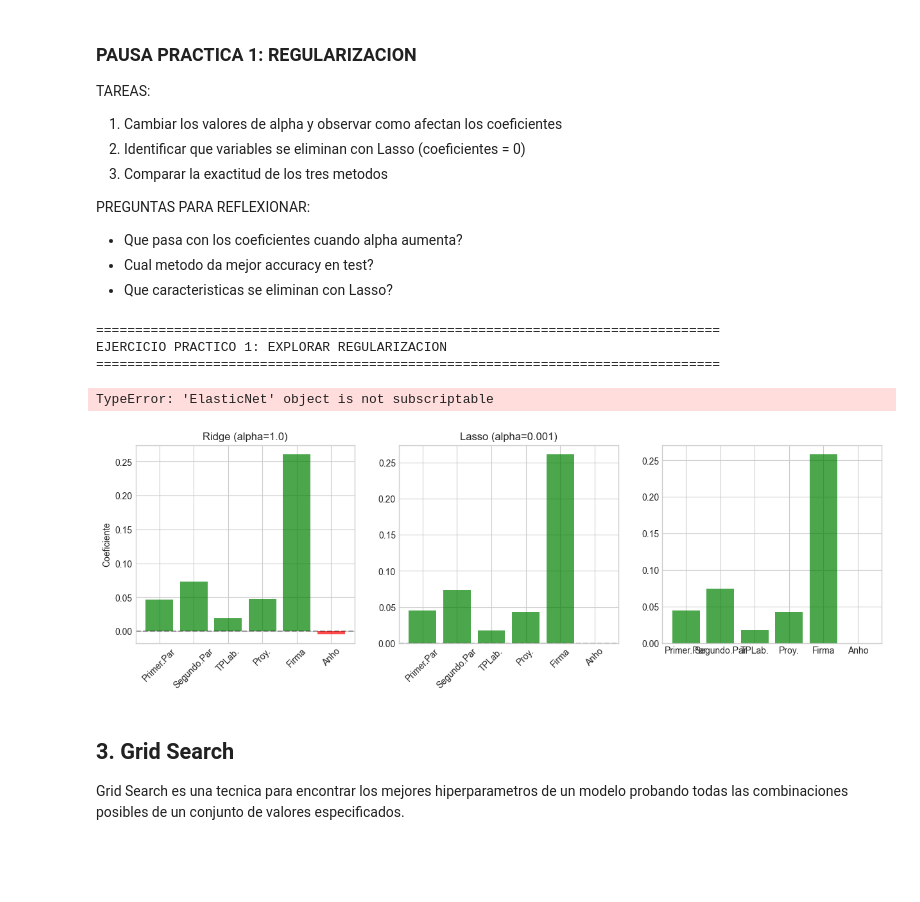
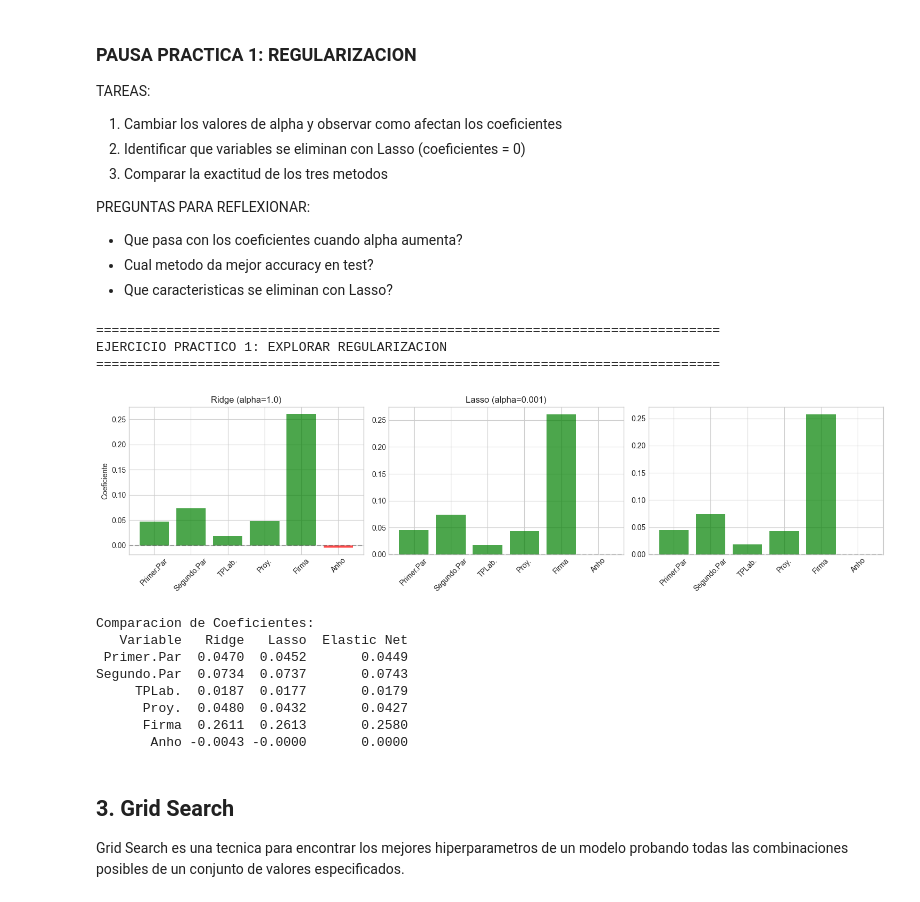
Before and after one commit to diegostaPy/cursoIA2026, a Jupyter notebook: Semana_04/Clase5V.ipynb, the cells around one changed output. Drawn from its saved outputs; the diff is of its cells as text; code cells hidden in the pictures; blank space fills up the shorter version.

```diff
--- a/Semana_04/Clase5V.ipynb
+++ b/Semana_04/Clase5V.ipynb
@@ -480,36 +480,43 @@ plt.axhline(y=0, color='black', linestyle='--', alpha=0.3)
 plt.ylabel('Coeficiente')
 
 plt.subplot(1, 3, 2)
 colors = ['green' if c > 0 else 'red' for c in best_lasso.coef_]
 plt.bar(variables_existentes, best_lasso.coef_, color=colors, alpha=0.7)
 plt.title(f'Lasso (alpha={best_lasso_alpha})')
 plt.xticks(rotation=45)
 plt.axhline(y=0, color='black', linestyle='--', alpha=0.3)
 
 plt.subplot(1, 3, 3)
 colors = ['green' if c > 0 else 'red' for c in best_elastic.coef_]
 plt.bar(variables_existentes, best_elastic.coef_, color=colors, alpha=0.7)
-plt.title(f'Elastic Net (alpha={best_elastic["alpha"]:.2f}, rho={best_elastic["l1_ratio"]:.1f})')
+#plt.title(f'Elastic Net (alpha={best_elastic["alpha"]:.2f}, rho={best_elastic["l1_ratio"]:.1f})')
 plt.xticks(rotation=45)
 plt.axhline(y=0, color='black', linestyle='--', alpha=0.3)
 
 plt.tight_layout()
 plt.show()
 
 print("\nComparacion de Coeficientes:")
 comparison = pd.DataFrame({
     'Variable': variables_existentes,
     'Ridge': best_ridge.coef_,
     'Lasso': best_lasso.coef_,
     'Elastic Net': best_elastic.coef_
 })
 print(comparison.to_string(index=False))
 # %% [output]
 ================================================================================
 EJERCICIO PRACTICO 1: EXPLORAR REGULARIZACION
 ================================================================================
+[figure, new version]
-TypeError: 'ElasticNet' object is not subscriptable
+Comparacion de Coeficientes:
+   Variable   Ridge   Lasso  Elastic Net
+ Primer.Par  0.0470  0.0452       0.0449
+Segundo.Par  0.0734  0.0737       0.0743
+     TPLab.  0.0187  0.0177       0.0179
+      Proy.  0.0480  0.0432       0.0427
+      Firma  0.2611  0.2613       0.2580
+       Anho -0.0043 -0.0000       0.0000
-[figure, old version]
 # %% [markdown]
 ## 3. Grid Search
 
```
Also changed, not shown: parts of 2 cells of this notebook.
